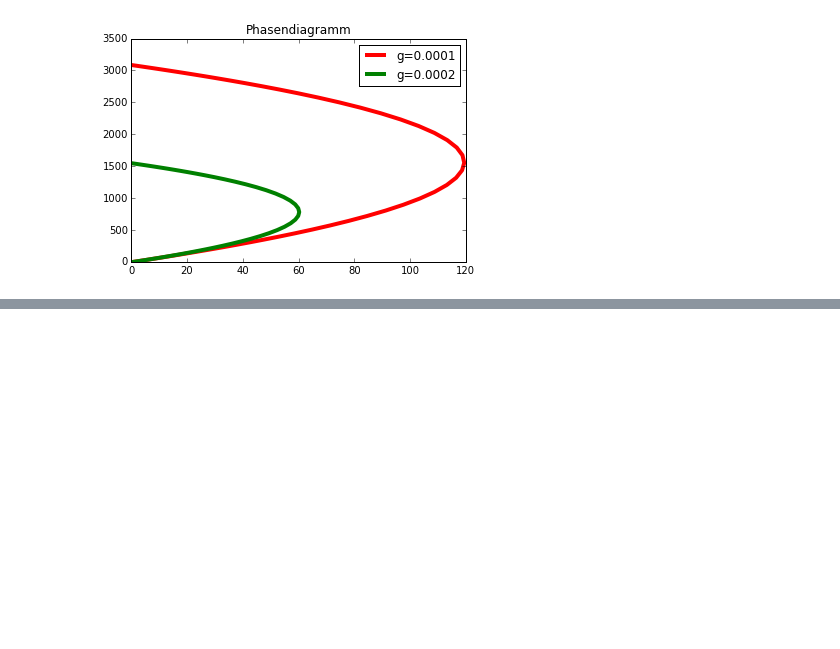
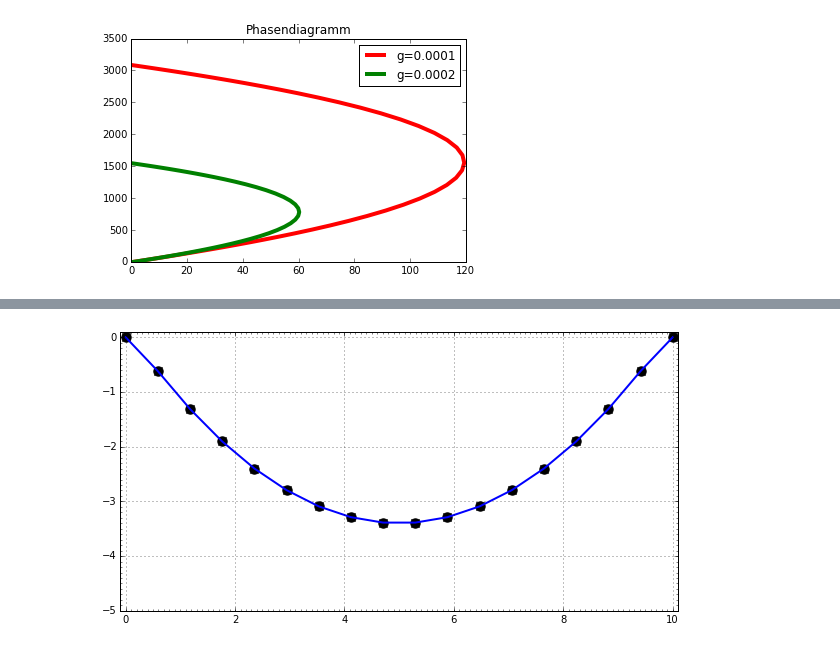
Before and after one commit to mgje/PIUMP, a Jupyter notebook: python_in_der_wissenschaft/Einfache_Beispiele.ipynb, the cells around one changed output, grey strips where cells are left out. Cells and saved outputs as stored; diff of their text form; code cells hidden in the pictures; blank space fills up the shorter version.

```diff
--- a/python_in_der_wissenschaft/Einfache_Beispiele.ipynb
+++ b/python_in_der_wissenschaft/Einfache_Beispiele.ipynb
@@ -414,0 +619,85 @@ plt.show()
+# %%
+#  hängende Kette
+#  (c) 2012 Martin Guggisberg
+
+import scipy.optimize as optimize
+from math import sqrt
+from matplotlib.ticker import MultipleLocator, FormatStrFormatter
+import matplotlib.pyplot as pp
+import random
+
+# Aufhaenge Punkte P1,P2
+P1=[0.0,0.0]
+P2=[10.0,0.0]
+#Anzahl Glieder
+N=17
+#Laenge der Kette
+L=12.0
+
+#Laenge eines Glieds
+lg = L/N
+
+# Paramtrisierung
+# Fuer N=5 Glieder
+# F-x0-x1-x2-x3-F
+# 4 (N-1) freie Koordinaten
+
+def potEnergie(X):
+    w = []
+    w.append(P1[0])
+    w.append(P1[1])
+    for el in X:
+        w.append(el)
+    w.append(P2[0])
+    w.append(P2[1])
+    #Sum pot energy of every element
+
+    sum=0.0
+    for i in range(N):
+        x=2*i
+        y=2*i+1
+        # ll calculated length, lg correct length
+        ll =sqrt((w[x]-w[x+2])**2+(w[y]-w[y+2])**2)
+        sum+=ll*(w[y]+w[y+2])/2.0+70*(lg-ll)**2
+        #print lg,ll
+    return sum
+
+def drawfig(X):
+    fig = pp.figure(1,figsize=(10,5))
+    ax = fig.add_subplot(111, autoscale_on=False, xlim=(-0.1,10.1), ylim=(-5.0,0.1))
+    ax.xaxis.set_minor_locator(MultipleLocator(0.1))
+    ax.yaxis.set_minor_locator(MultipleLocator(0.1))
+    x_=[P1[0]]
+    y_=[P1[1]]
+    for i in range(N-1):
+        x=2*i
+        y=2*i+1
+        x_.append(X[x])
+        y_.append(X[y])
+    x_.append(P2[0])
+    y_.append(P2[1])
+
+    pp.plot(x_,y_,'bo', color='k', markersize=10)
+    pp.plot(x_,y_,linewidth=2, color='b')
+    pp.grid()
+    pp.show()
+
+#Generate Initial Vektor
+x0=[]
+d = 10.0/N
+pos =d
+print(N)
+
+#Parabol Approximation
+for i in range(N-1):
+    x0.append(pos)
+    x0.append((pos-5)**2/7-3.4)
+    pos +=d
+
+print(x0)
+
+xopt = optimize.fmin(potEnergie,x0, xtol=1e-7, disp=True,maxiter=10**6, maxfun=9000000)
+print(xopt)
+drawfig(x0)
+drawfig(xopt)
+# %% [output]
@@ -414,0 +716 @@ plt.show()
+[figure, added]
```
Also changed, not shown: parts of 11 cells of this notebook, 2 other files.
